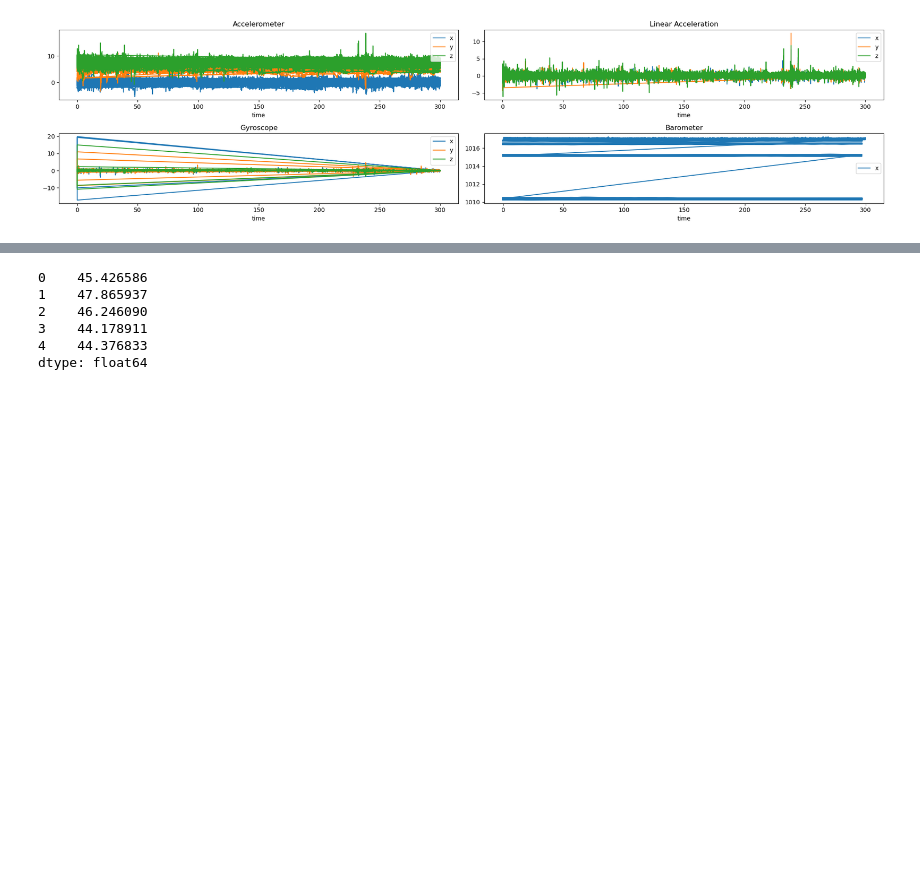
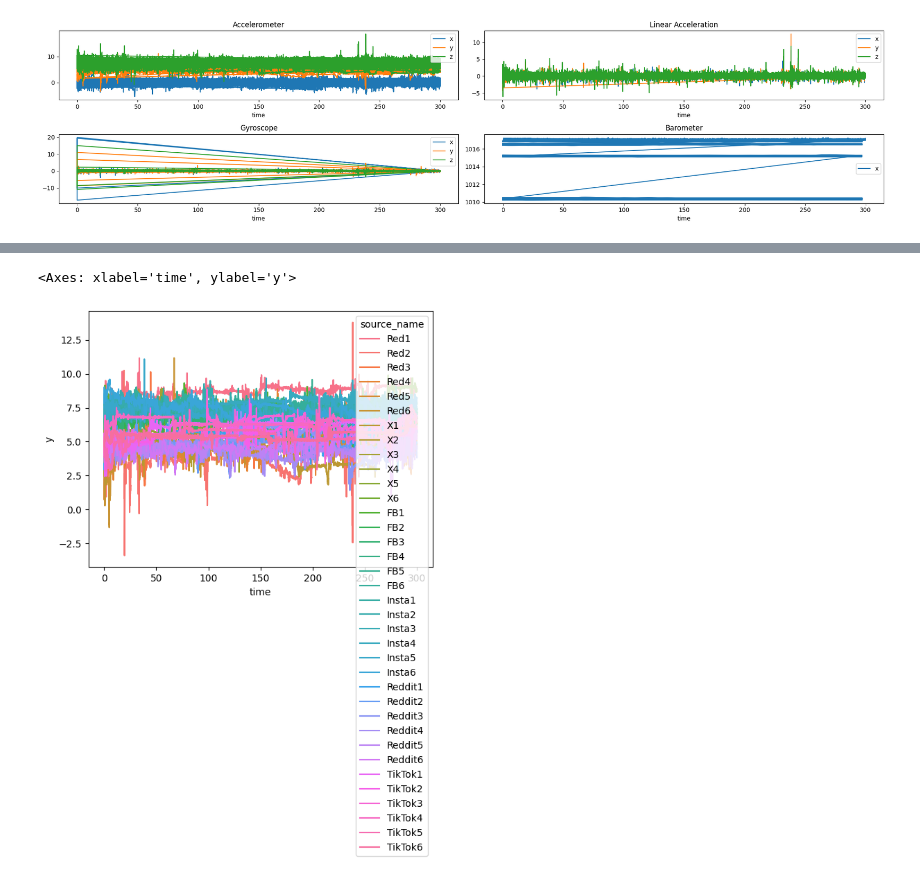
Before and after one commit to sharyz119/ml4qs_social_app, a Jupyter notebook: Emir Playground.ipynb, the cells around one changed output, grey strips where cells are left out. Saved outputs shown, nothing was run; the diff lists cells and outputs as text; code cells hidden in the pictures; blank space fills up the shorter version.

```diff
--- a/Emir Playground.ipynb
+++ b/Emir Playground.ipynb
@@ -200,3 +202,8 @@ sns.lmplot(x='time', y='x', data=baro, hue='source_name', fit_reg=False)
+# %%
+sns.lineplot(x='time', y='y', data=accel[["time","y", "source_name"]], hue='source_name')
+# %% [output]
+<Axes: xlabel='time', ylabel='y'>
+[figure, added]
 # %%
 my_path = "C:/Users/ameer/Desktop/AI/ML4QS/ml4qs_social_app/Emir_Datasets"
 
@@ -266,13 +347,3 @@ accel_resampled = pd.read_parquet(my_path+"/"+"accel_resampled.parquet.gzip")
 lin_accel_resampled = pd.read_parquet(my_path+"/"+"lin_accel_resampled.parquet.gzip")
 gyro_resampled = pd.read_parquet(my_path+"/"+"gyro_resampled.parquet.gzip")
 baro_resampled = pd.read_parquet(my_path+"/"+"baro_resampled.parquet.gzip")
-# %%
-def inclination_extractor(some_df):
-    return np.degrees(np.arctan2(some_df["y"],some_df["z"]))
-# %% [output]
-0    45.426586
-1    47.865937
-2    46.246090
-3    44.178911
-4    44.376833
-dtype: float64
```
Also changed, not shown: parts of 30 cells of this notebook, 15 other files.
